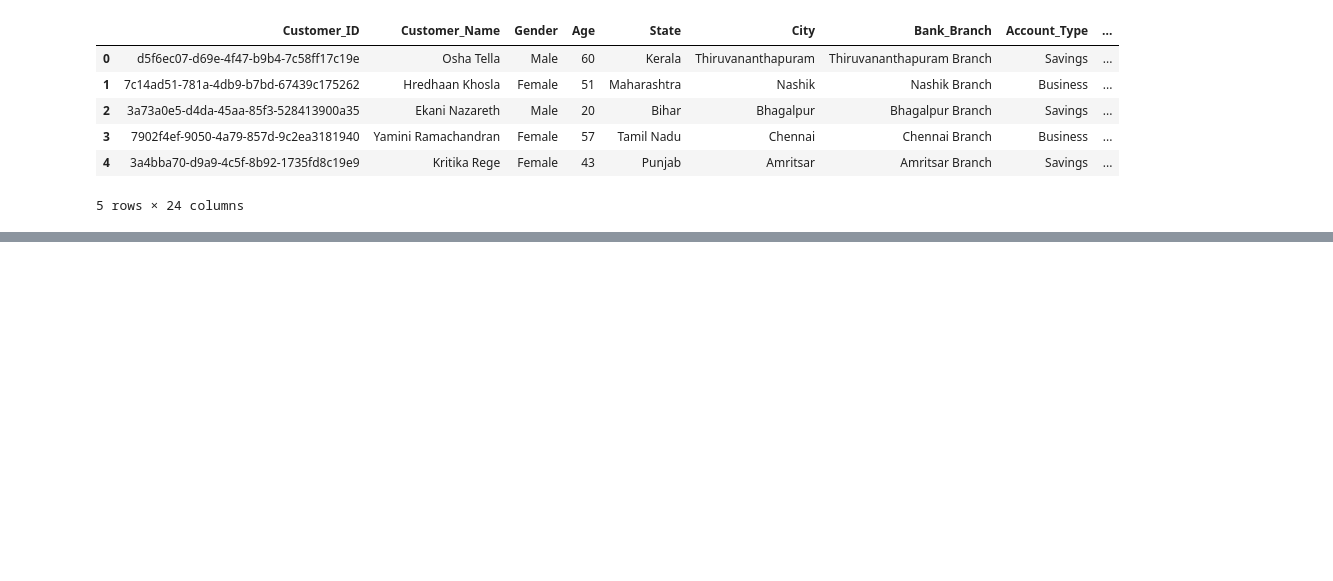
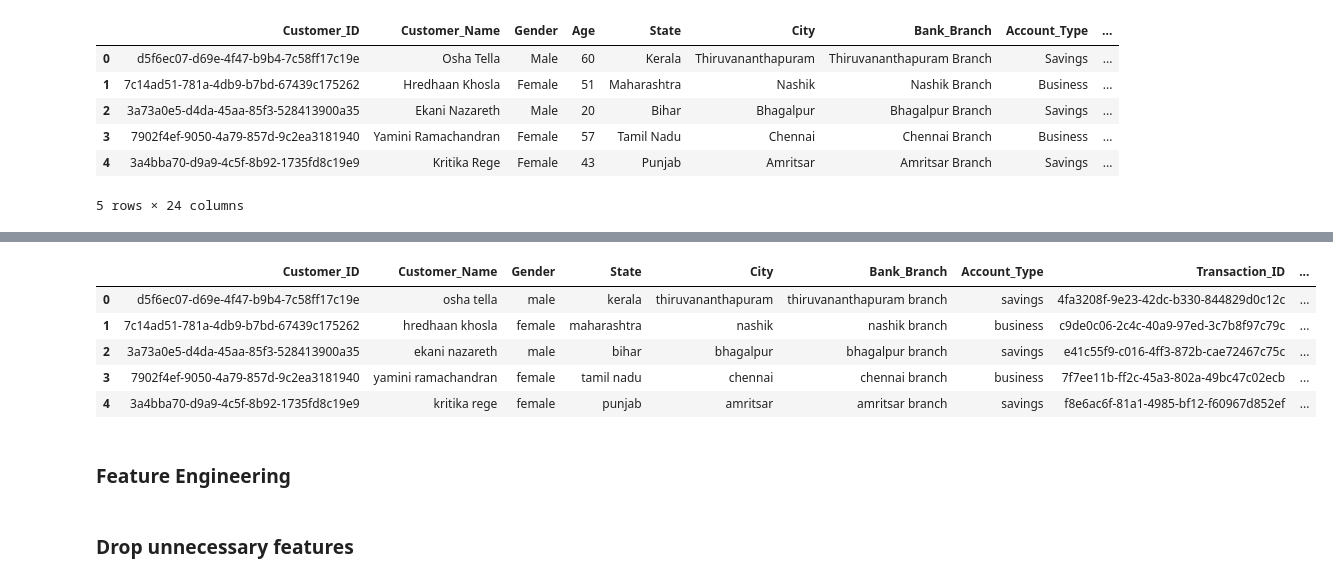
Before and after one commit to dianadiaz02/lab01_MLE, a Jupyter notebook: data_understanding_prep.ipynb, the cells around one changed output, grey strips where cells are left out. Saved outputs shown, nothing was run; the diff lists cells and outputs as text; code cells hidden in the pictures; blank space fills up the shorter version.

```diff
--- a/data_understanding_prep.ipynb
+++ b/data_understanding_prep.ipynb
@@ -29,0 +81,5 @@ data.head()
+# %%
+number_cols = data.select_dtypes(include=[np.number]).columns
+string_cols = data.select_dtypes(exclude=[np.number]).columns
+for col in string_cols:
+    data[col] = data[col].apply(lambda x: x.strip().lower() if isinstance(x, str) else x)
@@ -29,0 +88,4 @@ data.head()
+# %%
+data['Transaction_Date'] = pd.to_datetime(data['Transaction_Date'], errors='coerce')
+data['Transaction_Time'] = pd.to_datetime(data['Transaction_Time'], format='%H:%M:%S', errors='coerce').dt.time
+data['Transaction_Datetime'] = pd.to_datetime(data['Transaction_Date'].astype(str) + ' ' + data['Transaction_Time'].astype(str), errors='coerce')
@@ -29,0 +152,11 @@ data.head()
+# %%
+data[string_cols].head()
+# %% [output]
+|  | Customer_ID | Customer_Name | Gender | State | City | Bank_Branch | Account_Type | Transaction_ID | ... |
+| 0 | d5f6ec07-d69e-4f47-b9b4-7c58ff17c19e | osha tella | male | kerala | thiruvananthapuram | thiruvananthapuram branch | savings | 4fa3208f-9e23-42dc-b330-844829d0c12c | ... |
+| 1 | 7c14ad51-781a-4db9-b7bd-67439c175262 | hredhaan khosla | female | maharashtra | nashik | nashik branch | business | c9de0c06-2c4c-40a9-97ed-3c7b8f97c79c | ... |
+| 2 | 3a73a0e5-d4da-45aa-85f3-528413900a35 | ekani nazareth | male | bihar | bhagalpur | bhagalpur branch | savings | e41c55f9-c016-4ff3-872b-cae72467c75c | ... |
+| 3 | 7902f4ef-9050-4a79-857d-9c2ea3181940 | yamini ramachandran | female | tamil nadu | chennai | chennai branch | business | 7f7ee11b-ff2c-45a3-802a-49bc47c02ecb | ... |
+| 4 | 3a4bba70-d9a9-4c5f-8b92-1735fd8c19e9 | kritika rege | female | punjab | amritsar | amritsar branch | savings | f8e6ac6f-81a1-4985-bf12-f60967d852ef | ... |
+# %% [markdown]
+### Feature Engineering
@@ -29,0 +172,2 @@ data.head()
+# %% [markdown]
+### Drop unnecessary features
```
Also changed, not shown: parts of 19 cells of this notebook.
